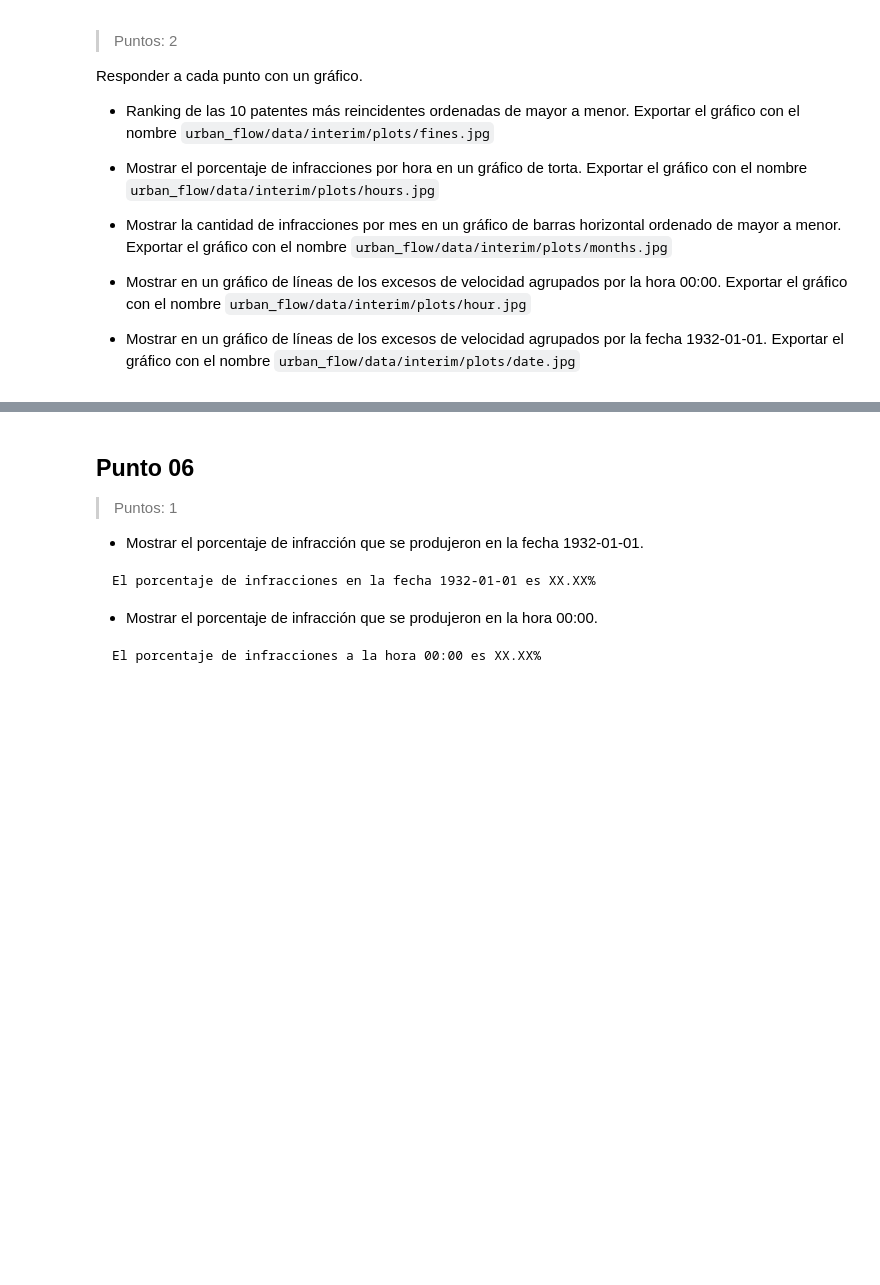
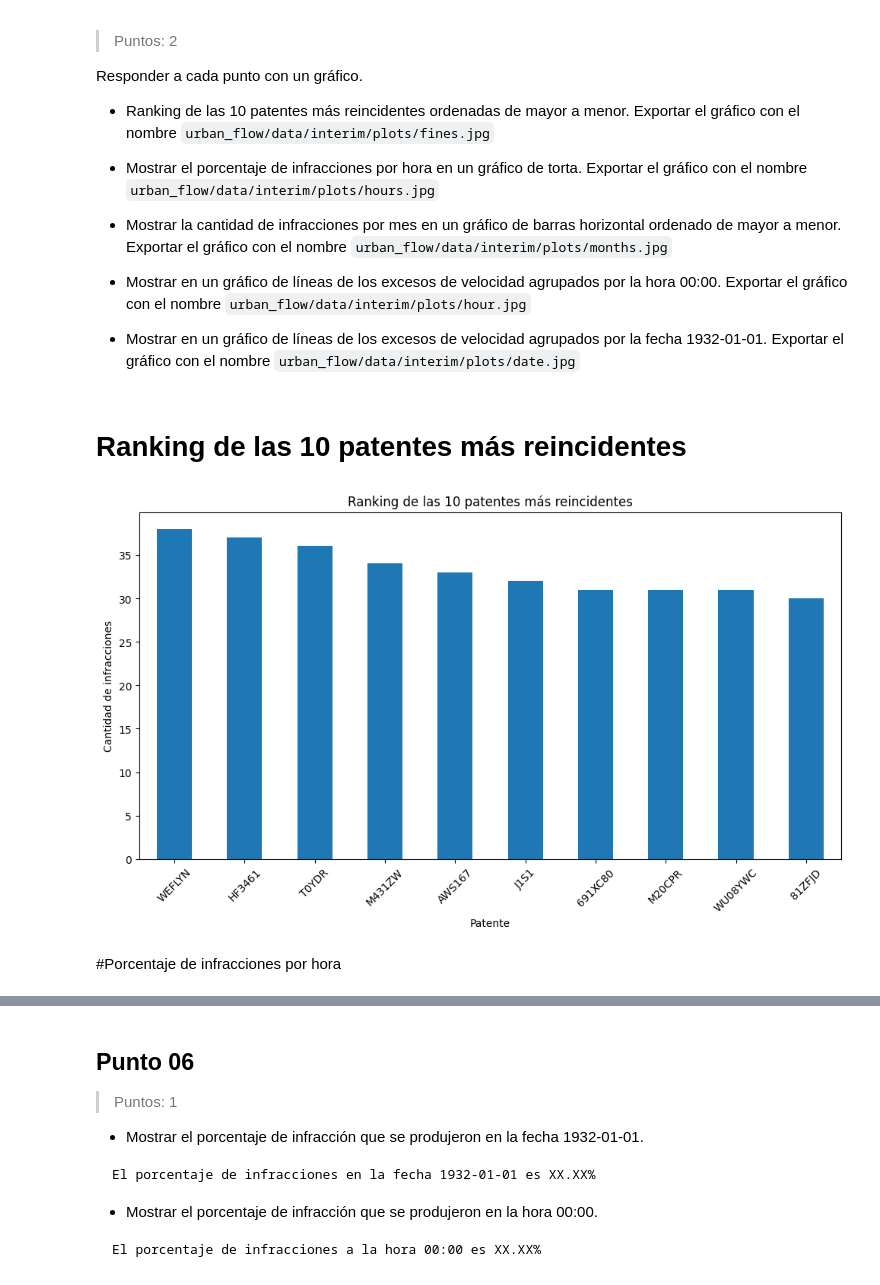
Before and after one commit to FrancoLavi/urban-flow-tp, a Jupyter notebook: Urban_Flow.ipynb, the cells around one changed output, grey strips where cells are left out. Saved outputs shown, nothing was run; the diff lists cells and outputs as text; code cells hidden in the pictures; blank space fills up the shorter version.

```diff
--- a/Urban_Flow.ipynb
+++ b/Urban_Flow.ipynb
@@ -573,0 +684,19 @@ Responder a cada punto con un gráfico.
+# %% [markdown]
+# Ranking de las 10 patentes más reincidentes
+# %%
+top_patentes = df["patente"].value_counts().head(10)
+
+plt.figure(figsize=(10, 6))
+top_patentes.plot(kind="bar")
+plt.title("Ranking de las 10 patentes más reincidentes")
+plt.xlabel("Patente")
+plt.ylabel("Cantidad de infracciones")
+plt.xticks(rotation=45)
+plt.tight_layout()
+
+plt.savefig("urban_flow/data/interim/plots/fines.jpg")
+plt.show()
+# %% [output]
+[figure, added]
+# %% [markdown]
+#Porcentaje de infracciones por hora
```
Also changed, not shown: parts of 26 cells of this notebook.
